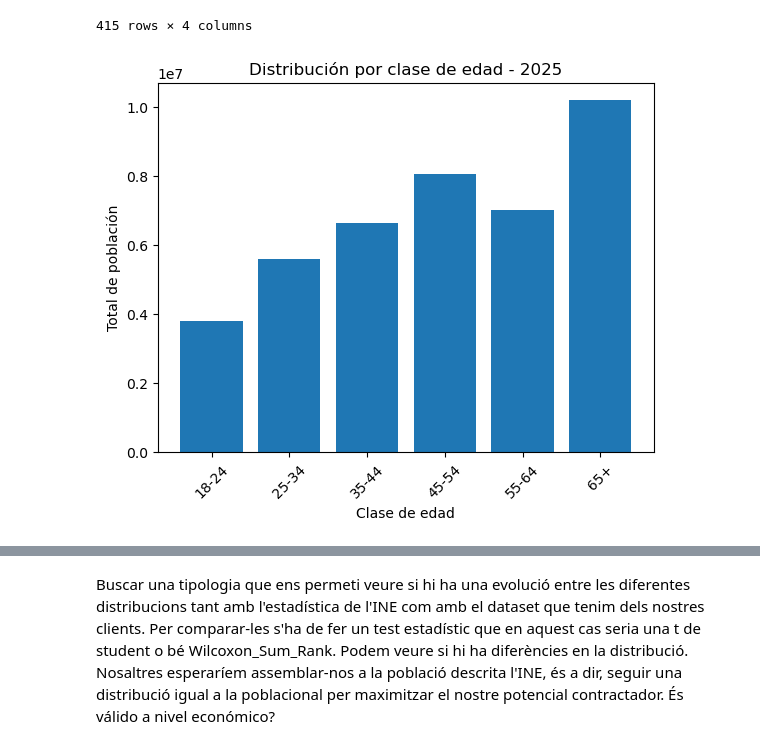
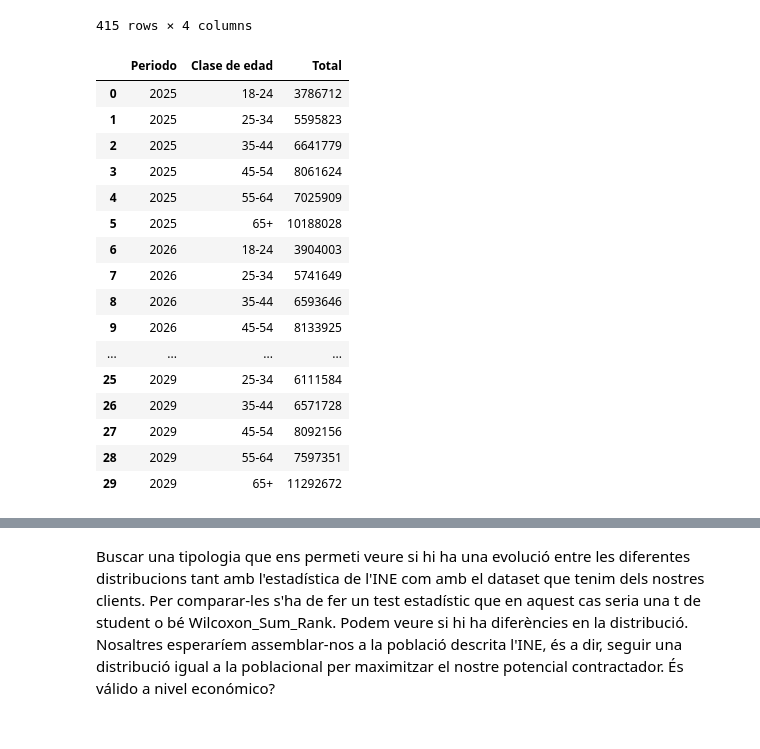
Before and after one commit to Lambda-14/Sim-Empresa, a Jupyter notebook: Equip_16/Borrador/Marqueting y comunicacion/Week_4/script_15.10.ipynb, the cells around one changed output, grey strips where cells are left out. Drawn from its saved outputs; the diff is of its cells as text; code cells hidden in the pictures.

```diff
--- a/Equip_16/Borrador/Marqueting y comunicacion/Week_4/script_15.10.ipynb
+++ b/Equip_16/Borrador/Marqueting y comunicacion/Week_4/script_15.10.ipynb
@@ -55,16 +55,34 @@ df_final = df.groupby(["Periodo","Clase de edad"]).Total.sum().reset_index()
 # %%
 import matplotlib.pyplot as plt
 
 # Filtrar un año específico
 df_2025 = df_final[(df_final["Periodo"] == 2025)]
 
 plt.bar(df_2025["Clase de edad"], df_2025["Total"])
 plt.title("Distribución por clase de edad - 2025")
 plt.xlabel("Clase de edad")
 plt.ylabel("Total de población")
 plt.xticks(rotation=45)
 plt.show()
+
+df_final
 # %% [output]
-[figure, removed]
+|  | Periodo | Clase de edad | Total |
+| 0 | 2025 | 18-24 | 3786712 |
+| 1 | 2025 | 25-34 | 5595823 |
+| 2 | 2025 | 35-44 | 6641779 |
+| 3 | 2025 | 45-54 | 8061624 |
+| 4 | 2025 | 55-64 | 7025909 |
+| 5 | 2025 | 65+ | 10188028 |
+| 6 | 2026 | 18-24 | 3904003 |
+| 7 | 2026 | 25-34 | 5741649 |
+| 8 | 2026 | 35-44 | 6593646 |
+| 9 | 2026 | 45-54 | 8133925 |
+| ... | ... | ... | ... |
+| 25 | 2029 | 25-34 | 6111584 |
+| 26 | 2029 | 35-44 | 6571728 |
+| 27 | 2029 | 45-54 | 8092156 |
+| 28 | 2029 | 55-64 | 7597351 |
+| 29 | 2029 | 65+ | 11292672 |
 # %%
 import pandas as pd
```
Also changed, not shown: parts of 9 cells of this notebook, 6 other files.
